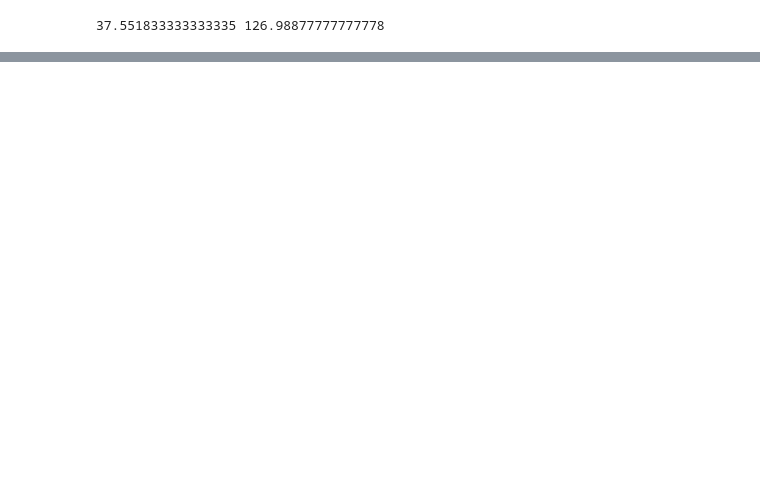
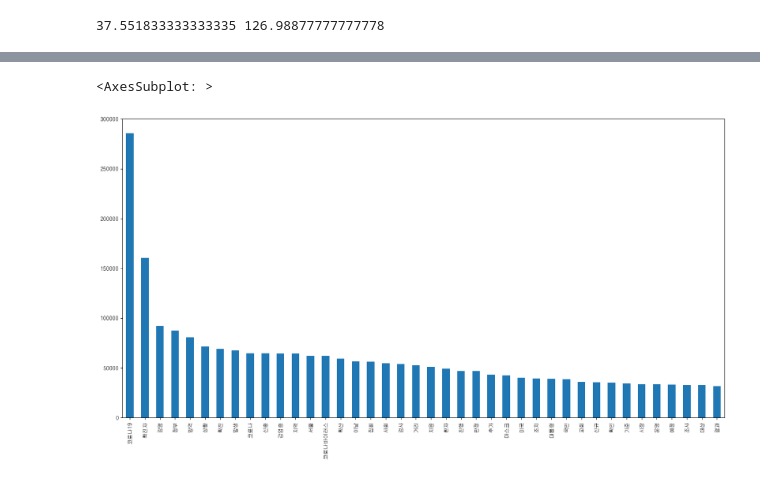
Before and after one commit to rainsky3840/Bootcamp_project, a Jupyter notebook: 김지수/COVID.ipynb, the cells around one changed output, grey strips where cells are left out. Cells and saved outputs as stored; diff of their text form; code cells hidden in the pictures; blank space fills up the shorter version.

```diff
--- a/김지수/COVID.ipynb
+++ b/김지수/COVID.ipynb
@@ -41,0 +84,2 @@ df
+# %%
+infection = keyward.str.contains('감염|집단')
@@ -41,0 +101,11 @@ df
+# %%
+infection = keyward[infection]
+# %%
+infection_keywards = infection.str.split(',').apply(lambda x: pd.Series(x))
+# %%
+i_keys_0809 = infection_keywards
+# %%
+i_keys_0809.stack().value_counts().head(40).plot(kind='bar', figsize=(20,10))
+# %% [output]
+<AxesSubplot: >
+[figure, added]
```
Also changed, not shown: parts of 24 cells of this notebook.
